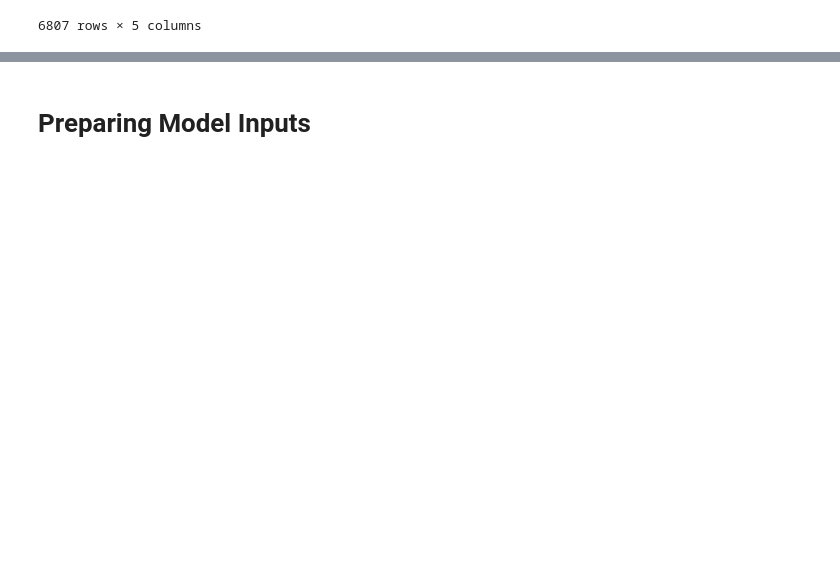
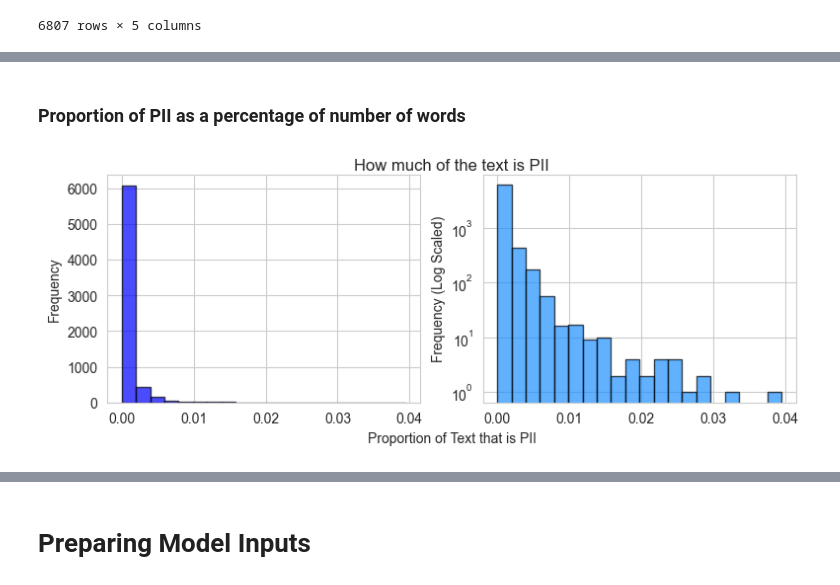
Before and after one commit to GGC-DSA/Kaggle-2024, a Jupyter notebook: notebooks-Spr2024/KAG_Notebook.ipynb, the cells around one changed output, grey strips where cells are left out. Saved outputs shown, nothing was run; the diff lists cells and outputs as text; code cells hidden in the pictures; blank space fills up the shorter version.

```diff
--- a/notebooks-Spr2024/KAG_Notebook.ipynb
+++ b/notebooks-Spr2024/KAG_Notebook.ipynb
@@ -124,0 +193,23 @@ df_test[df_test.isnull().any(axis = 1)]
+# %% [markdown]
+### Proportion of PII as a percentage of number of words
+# %%
+labels = df['labels']
+
+non_o_values = df.apply(lambda line: sum(1 for x in line['labels'] if x != 'O') / len(line['labels']), axis = 1)
+proportions_array = np.array(non_o_values)
+
+fig, axs = plt.subplots(1,2, figsize=(9, 3))
+
+axs[0].hist(proportions_array, bins=20, color='blue', edgecolor='black', alpha=0.7)
+axs[0].set_xlabel('Proportion of Text that is PII', x=1.1,y=-1)
+axs[0].set_ylabel('Frequency')
+
+axs[1].hist(proportions_array, bins=20, color='dodgerblue', edgecolor='black', alpha=0.7)
+# axs[0].xlabel('Proportion of Text that is PII')
+axs[1].set_yscale('log')
+axs[1].set_ylabel('Frequency (Log Scaled)')
+
+axs[0].set_title('How much of the text is PII', x=1.1,y=1.05,pad=-5)
+plt.show()
+# %% [output]
+[figure, added]
```
Also changed, not shown: parts of 84 cells of this notebook, 4 other files.
